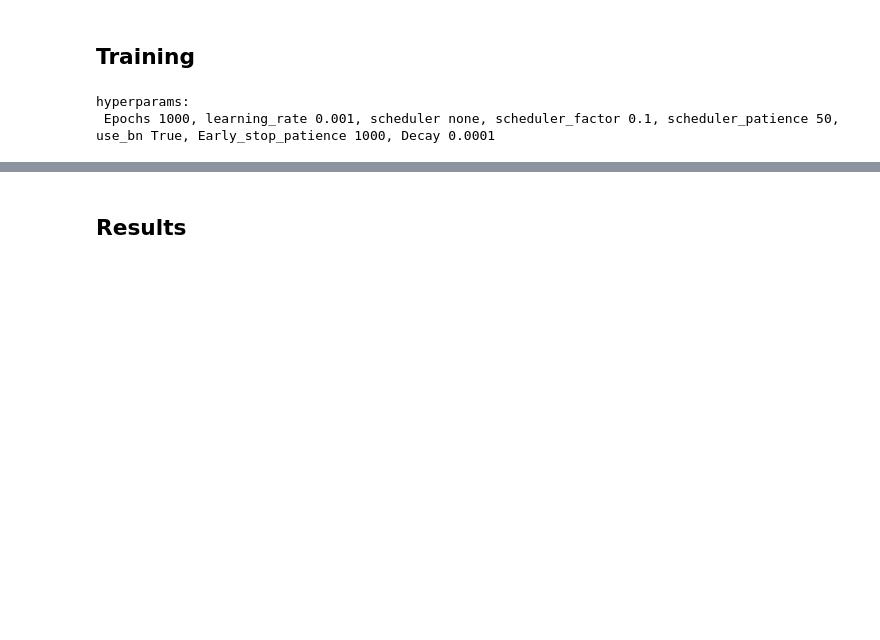
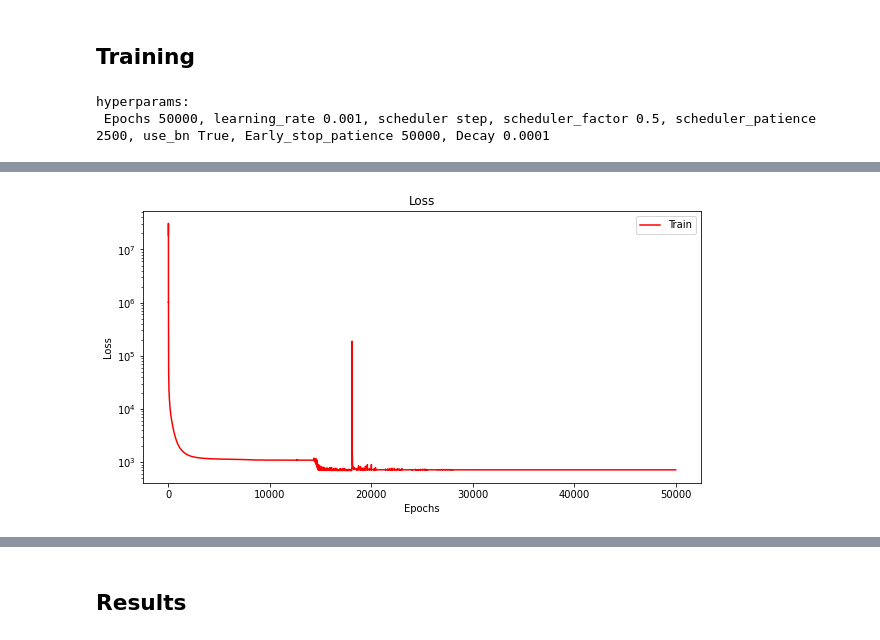
Before and after one commit to litvinenkonikita/Physics_based_ML, a Jupyter notebook: Baseline_3D_pipe.ipynb, the cells around one changed output, grey strips where cells are left out. Cells and saved outputs as stored; diff of their text form; code cells hidden in the pictures; blank space fills up the shorter version.

```diff
--- a/Baseline_3D_pipe.ipynb
+++ b/Baseline_3D_pipe.ipynb
@@ -161,13 +164,13 @@ The Herschel-Bulkley law is applied:
 where $q_0$, $q_1$, $z$ are the parameters obtained from rheological tests.
 # %%
 #Non-Newtonian fluid viscosity
-Q0 = 1e-3
+Q0 = 1e-2
 Q1 = 0
 Z = 1
 # Fluid density, kg/m**3
 RHO = 1000
 #Newtonian fluid analogue
-MU = 1e-2
+MU = Q0
 
 #Critical Reynolds number
 Re_cr = 1100
@@ -183,5 +186,5 @@ Numerical derivative
 # %%
-def num_diff(f,dx1,dx2,dx3,template='fc'):
+def num_diff(f,dx1,dx2,dx3,template='sc'):
     '''The following templates are applied:
     sc - second-order central difference,
     fc - fifth-order central difference.
@@ -936,7 +879,7 @@ Unet architecture [2] is used
 # %%
 class UNet(nn.Module):
 
-    def __init__(self, in_channels=3, out_channels=3, init_features=4, use_bn=True):
+    def __init__(self, in_channels=3, out_channels=1, init_features=4, use_bn=True):
         super(UNet, self).__init__()
 
         features = init_features
@@ -993,7 +936,7 @@ class UNet(nn.Module):
         dec1 = torch.cat((dec1, enc1), dim=1)
         dec1 = self.decoder1(dec1)
         dec0 = self.decoder0(dec1)
-        return torch.sigmoid(self.conv(dec0))
+        return torch.sigmoid(self.conv(dec0))*psipp.max()
 
     @staticmethod
     def _block(in_channels, features, name, use_bn):
@@ -1031,11 +974,12 @@ class UNet(nn.Module):
 def power_loss(psi):
 
     #Fix psi function on the boundaries
+    psi_masked = psi.clone()
     for i in range(len(SIZE)):
-        psi[:,i,:NL,:]   = psimm[i]
-        psi[:,i,:-NL:,:] = psipp[i]
+        psi_masked[:,i,:NL,:]   = psimm[i]
+        psi_masked[:,i,:-NL:,:] = psipp[i]
 
-    v1, v2, v3 = velocityDistr(psi[0,0,:,:], psi[0,1,:,:], psi[0,2,:,:], DX1N, DX2N, DX3N, L[0], L[1], L[2])
+    v1, v2, v3 = velocityDistr(psi_masked[0,0,:,:], psi_masked[0,1,:,:], psi_masked[0,2,:,:], DX1N, DX2N, DX3N, L[0], L[1], L[2])
 
     xi11, xi12, xi22, EtaEta = TksiDistr(v1, v2, v3, DX1N, DX2N, DX3N, L[0], L[1], L[2])
 
@@ -1084,7 +1028,7 @@ for hyp in HYPS:
     callbacks = [SaveBest(f'Train loss', model_path, 'min'),
                  EarlyStop(f'Train loss', EARLY_STOP_PATIENCE, 'min')]
 
-    model = UNet(in_channels=3, out_channels=3, init_features=NoOfFeatures, use_bn=hyp["use_bn"])
+    model = UNet(in_channels=IN_CH, out_channels=OUT_CH, init_features=NoOfFeatures, use_bn=hyp["use_bn"])
     model = model.to(DEVICE)
 
     optimizer = torch.optim.Adam(model.parameters(), lr=hyp["learning_rate"], weight_decay=DECAY)
@@ -1146,7 +1090,7 @@ best_hyp = best_hyp.replace("'", "")
 
 print(f"Best Train loss: %4.4f, best hyperparams: %s" % (best_val_metric, best_hyp))
 
-model = UNet(in_channels=1, out_channels=1, init_features=NoOfFeatures, use_bn=best_hyperparams["use_bn"])
+model = UNet(in_channels=IN_CH, out_channels=OUT_CH, init_features=NoOfFeatures, use_bn=best_hyperparams["use_bn"])
 model.load_state_dict(torch.load(best_model_path))
 torch.save(model.state_dict(), f'{WORK_DIR}/models/{MODEL_NAME}_best.pth')
 
@@ -1162,4 +1106,4 @@ print('simulation time:{:.0f}m {:.0f}s'.format(
       simulation_time // 60, simulation_time % 60))
 # %% [output]
 hyperparams:
- Epochs 1000, learning_rate 0.001, scheduler none, scheduler_factor 0.1, scheduler_patience 50, use_bn True, Early_stop_patience 1000, Decay 0.0001
+ Epochs 50000, learning_rate 0.001, scheduler step, scheduler_factor 0.5, scheduler_patience 2500, use_bn True, Early_stop_patience 50000, Decay 0.0001
@@ -1166,0 +1127 @@ RuntimeError: one of the variables needed for gradient computation has been modi
+[figure, added]
```
Also changed, not shown: parts of 21 cells of this notebook.
